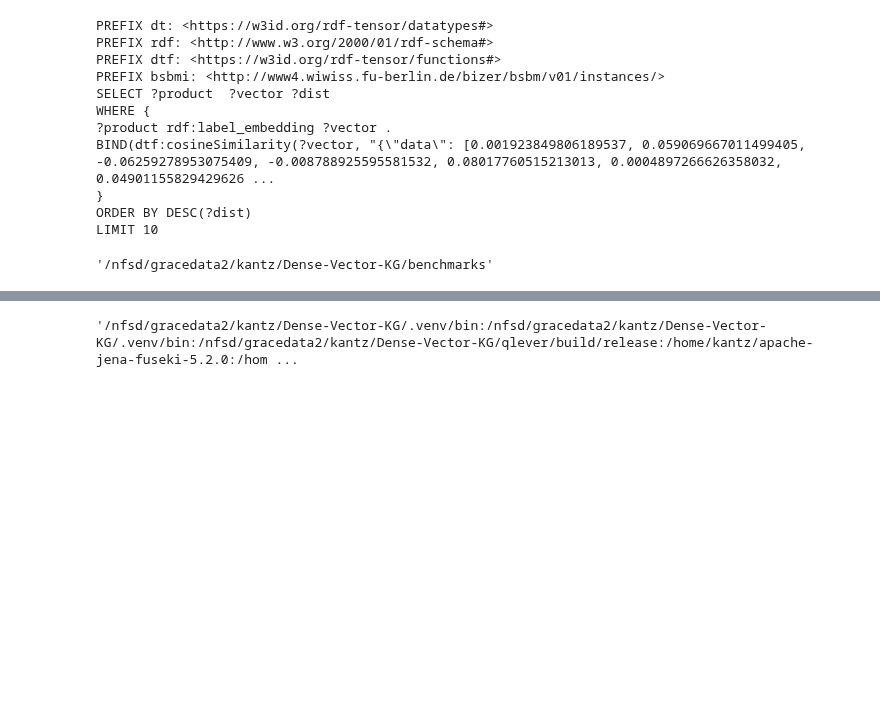
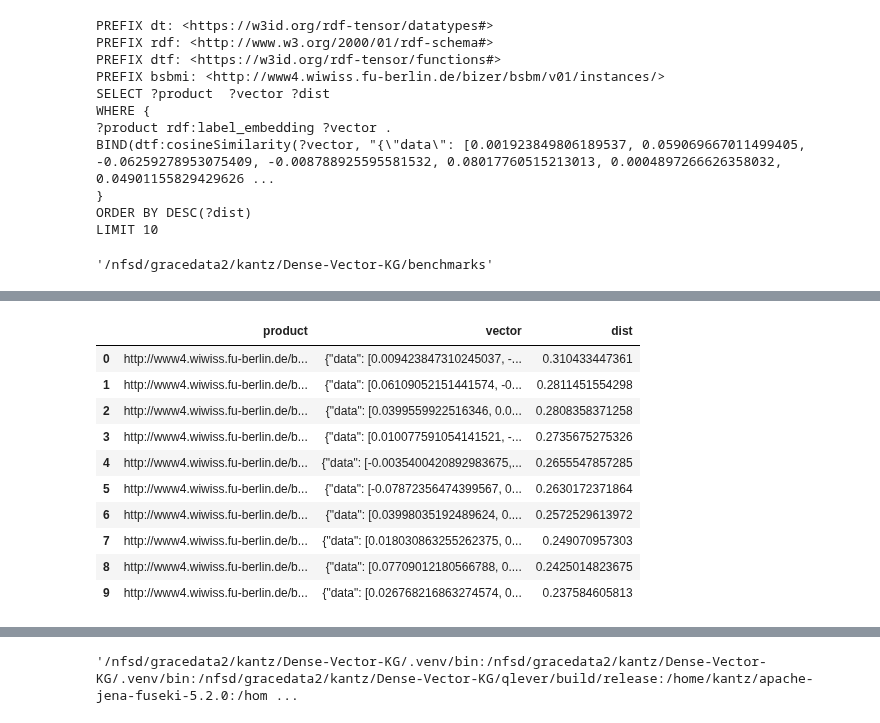
Before and after one commit to Dakantz/Dense-KG-Vector-DB, a Jupyter notebook: benchmarks/run_bdsdm_timings.ipynb, the cells around one changed output, grey strips where cells are left out. Drawn from its saved outputs; the diff is of its cells as text; code cells hidden in the pictures; blank space fills up the shorter version.

```diff
--- a/benchmarks/run_bdsdm_timings.ipynb
+++ b/benchmarks/run_bdsdm_timings.ipynb
@@ -156,3 +155,23 @@ import os
 os.getcwd()
 # %% [output]
 '/nfsd/gracedata2/kantz/Dense-Vector-KG/benchmarks'
+# %%
+import time
+
+with db:
+    timings = []
+    for _ in tqdm.tqdm(range(10)):
+        start_time = time.time()
+        noised_tensor = test_tensor.to_numpy() + np.random.normal(scale=0.01, size=test_tensor.to_numpy().shape)
+        noised_tensor = DataTensor.from_numpy(noised_tensor)
+
+        results = db.query_auto(
+            noised_tensor,
+            query_difficulty=QUERY_DIFFICULTY.EASY,
+            query_type=QUERY_TYPE.EMBEDDED,
+        )
+        elapsed_time = time.time() - start_time
+        timings.append(elapsed_time)
+print("Median elapsed time:", np.median(timings))
+results
+# %% [output]
@@ -159,3 +187,14 @@ os.getcwd()
+|  | product | vector | dist |
+| 0 | http://www4.wiwiss.fu-berlin.de/b... | {"data": [0.009423847310245037, -... | 0.310433447361 |
+| 1 | http://www4.wiwiss.fu-berlin.de/b... | {"data": [0.06109052151441574, -0... | 0.2811451554298 |
+| 2 | http://www4.wiwiss.fu-berlin.de/b... | {"data": [0.0399559922516346, 0.0... | 0.2808358371258 |
+| 3 | http://www4.wiwiss.fu-berlin.de/b... | {"data": [0.010077591054141521, -... | 0.2735675275326 |
+| 4 | http://www4.wiwiss.fu-berlin.de/b... | {"data": [-0.0035400420892983675,... | 0.2655547857285 |
+| 5 | http://www4.wiwiss.fu-berlin.de/b... | {"data": [-0.07872356474399567, 0... | 0.2630172371864 |
+| 6 | http://www4.wiwiss.fu-berlin.de/b... | {"data": [0.03998035192489624, 0.... | 0.2572529613972 |
+| 7 | http://www4.wiwiss.fu-berlin.de/b... | {"data": [0.018030863255262375, 0... | 0.249070957303 |
+| 8 | http://www4.wiwiss.fu-berlin.de/b... | {"data": [0.07709012180566788, 0.... | 0.2425014823675 |
+| 9 | http://www4.wiwiss.fu-berlin.de/b... | {"data": [0.026768216863274574, 0... | 0.237584605813 |
 # %%
 with db_fuseki:
     possible_queries = db_fuseki.get_queries(test_tensor)
```
Also changed, not shown: parts of 14 cells of this notebook, 6 other files.
